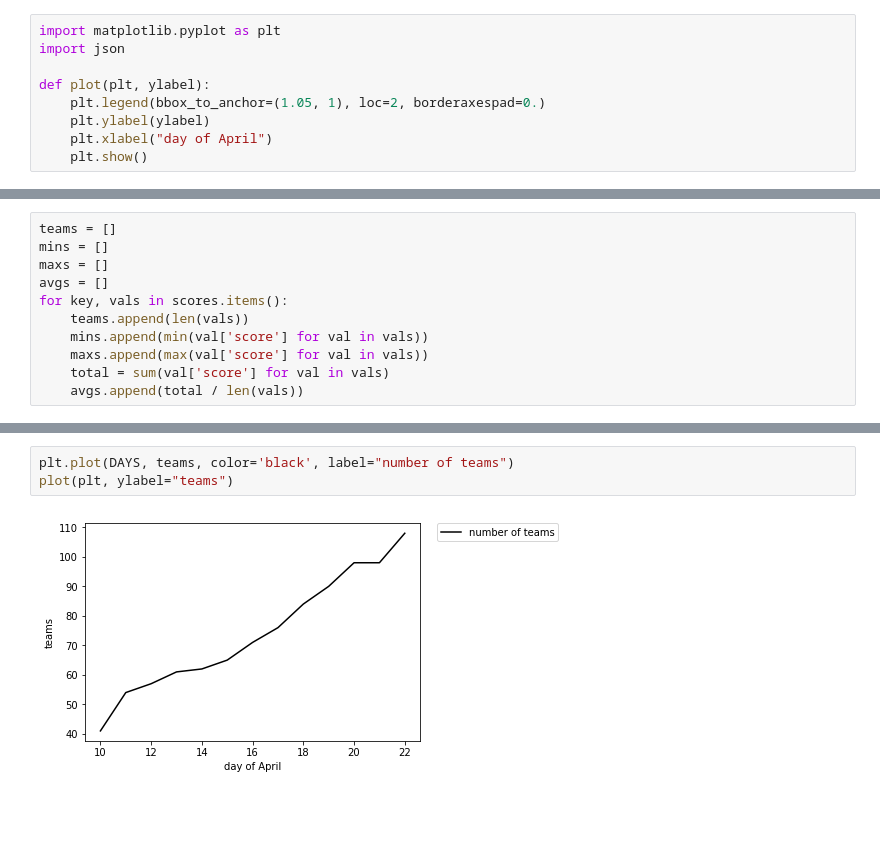
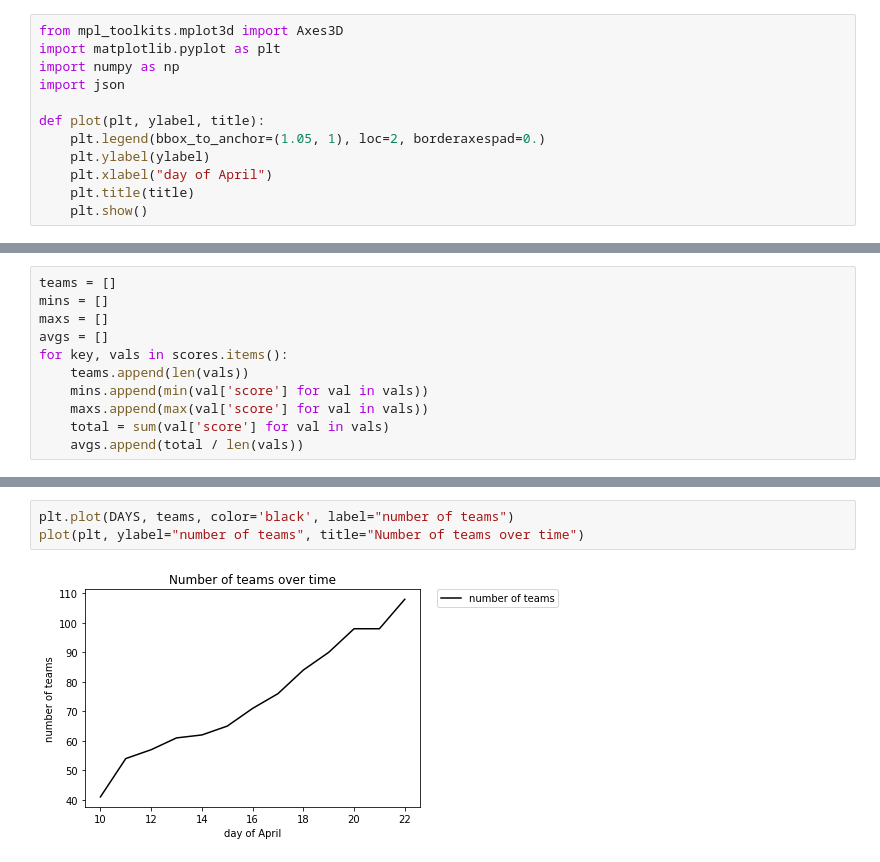
Before and after one commit to AdamStelmaszczyk/retro-leaderboard, a Jupyter notebook: analysis.ipynb, the cells around one changed output, grey strips where cells are left out. Drawn from its saved outputs; the diff is of its cells as text; blank space fills up the shorter version.

```diff
--- a/analysis.ipynb
+++ b/analysis.ipynb
@@ -1,11 +1,14 @@
 # %%
+from mpl_toolkits.mplot3d import Axes3D
 import matplotlib.pyplot as plt
+import numpy as np
 import json
 
-def plot(plt, ylabel):
+def plot(plt, ylabel, title):
     plt.legend(bbox_to_anchor=(1.05, 1), loc=2, borderaxespad=0.)
     plt.ylabel(ylabel)
     plt.xlabel("day of April")
+    plt.title(title)
     plt.show()
 # %%
 scores = {}
@@ -27,8 +54,8 @@ for key, vals in scores.items():
 # %%
 plt.plot(DAYS, teams, color='black', label="number of teams")
-plot(plt, ylabel="teams")
+plot(plt, ylabel="number of teams", title="Number of teams over time")
 # %% [output]
-[figure, old version]
+[figure, new version]
 # %%
 plt.plot(DAYS, mins, color='yellow', label="min score")
 plt.plot(DAYS, avgs, color='orange', label="average score")
```
Also changed, not shown: parts of 5 cells of this notebook.
